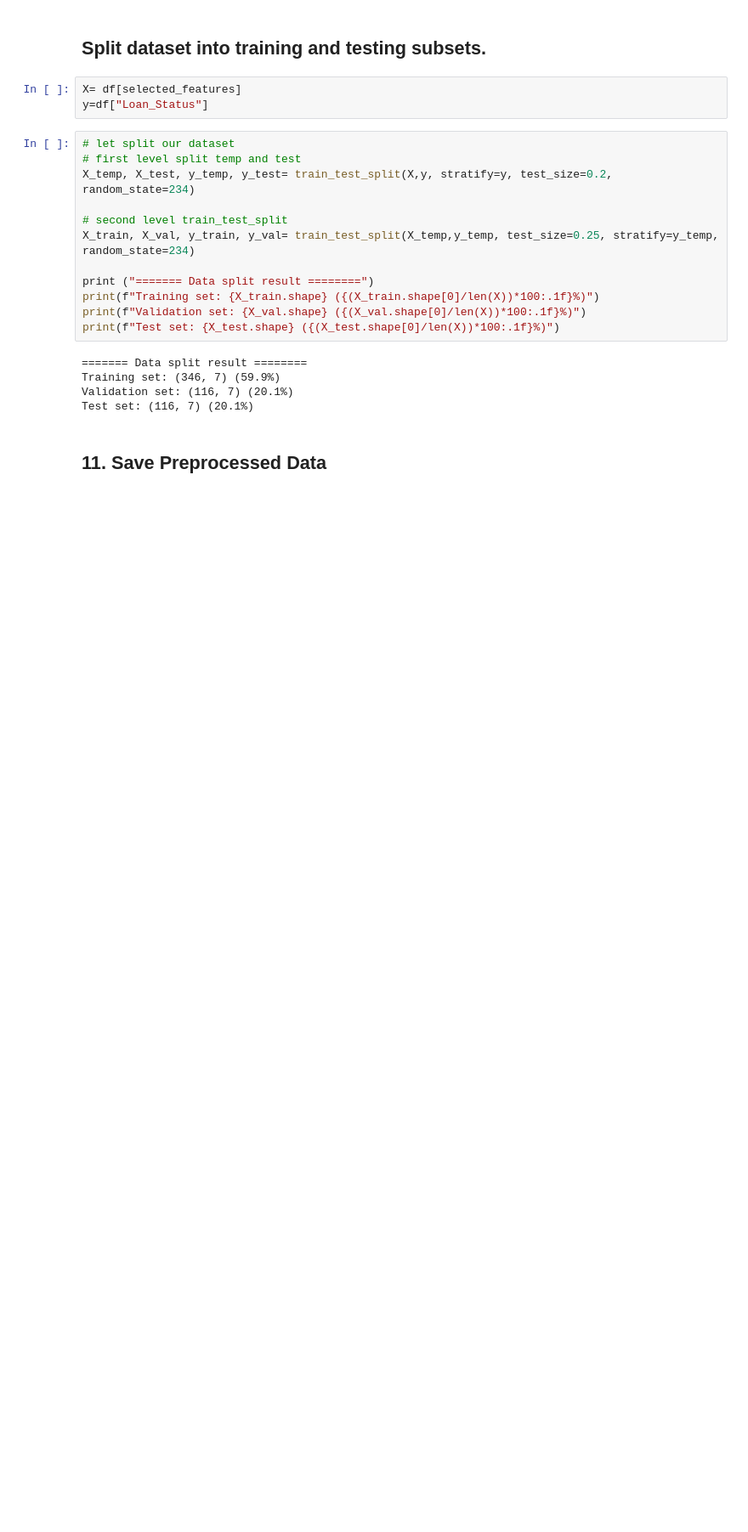
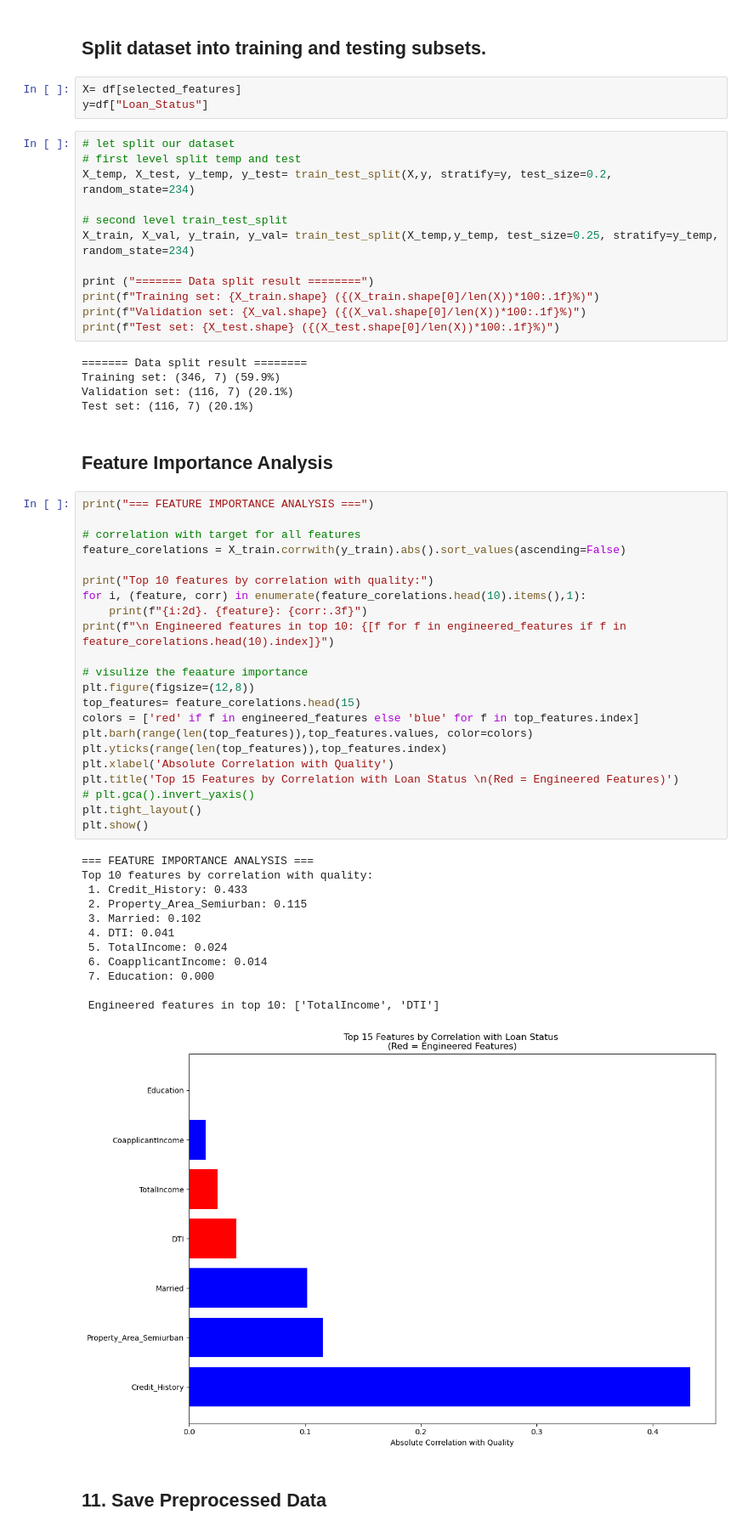
Before and after one commit to Olasquare043/EDA-on-Home-Loan-dataset, a Jupyter notebook: Preprocessing_on_Home_loan.ipynb, the cells around one changed output. Shown: that part at 85% size. Drawn from its saved outputs; the diff is of its cells as text; blank space fills up the shorter version.

```diff
--- a/Preprocessing_on_Home_loan.ipynb
+++ b/Preprocessing_on_Home_loan.ipynb
@@ -301,6 +301,43 @@ print(f"Test set: {X_test.shape} ({(X_test.shape[0]/len(X))*100:.1f}%)")
 Training set: (346, 7) (59.9%)
 Validation set: (116, 7) (20.1%)
 Test set: (116, 7) (20.1%)
+# %% [markdown]
+## **Feature Importance Analysis**
+# %%
+print("=== FEATURE IMPORTANCE ANALYSIS ===")
+
+# correlation with target for all features
+feature_corelations = X_train.corrwith(y_train).abs().sort_values(ascending=False)
+
+print("Top 10 features by correlation with quality:")
+for i, (feature, corr) in enumerate(feature_corelations.head(10).items(),1):
+    print(f"{i:2d}. {feature}: {corr:.3f}")
+print(f"\n Engineered features in top 10: {[f for f in engineered_features if f in feature_corelations.head(10).index]}")
+
+# visulize the feaature importance
+plt.figure(figsize=(12,8))
+top_features= feature_corelations.head(15)
+colors = ['red' if f in engineered_features else 'blue' for f in top_features.index]
+plt.barh(range(len(top_features)),top_features.values, color=colors)
+plt.yticks(range(len(top_features)),top_features.index)
+plt.xlabel('Absolute Correlation with Quality')
+plt.title('Top 15 Features by Correlation with Loan Status \n(Red = Engineered Features)')
+# plt.gca().invert_yaxis()
+plt.tight_layout()
+plt.show()
+# %% [output]
+=== FEATURE IMPORTANCE ANALYSIS ===
+Top 10 features by correlation with quality:
+ 1. Credit_History: 0.433
+ 2. Property_Area_Semiurban: 0.115
+ 3. Married: 0.102
+ 4. DTI: 0.041
+ 5. TotalIncome: 0.024
+ 6. CoapplicantIncome: 0.014
+ 7. Education: 0.000
+
+ Engineered features in top 10: ['TotalIncome', 'DTI']
+[figure, added]
 # %% [markdown]
 ## **11. Save Preprocessed Data**
 # %%
```
Also changed, not shown: 1 other file.
